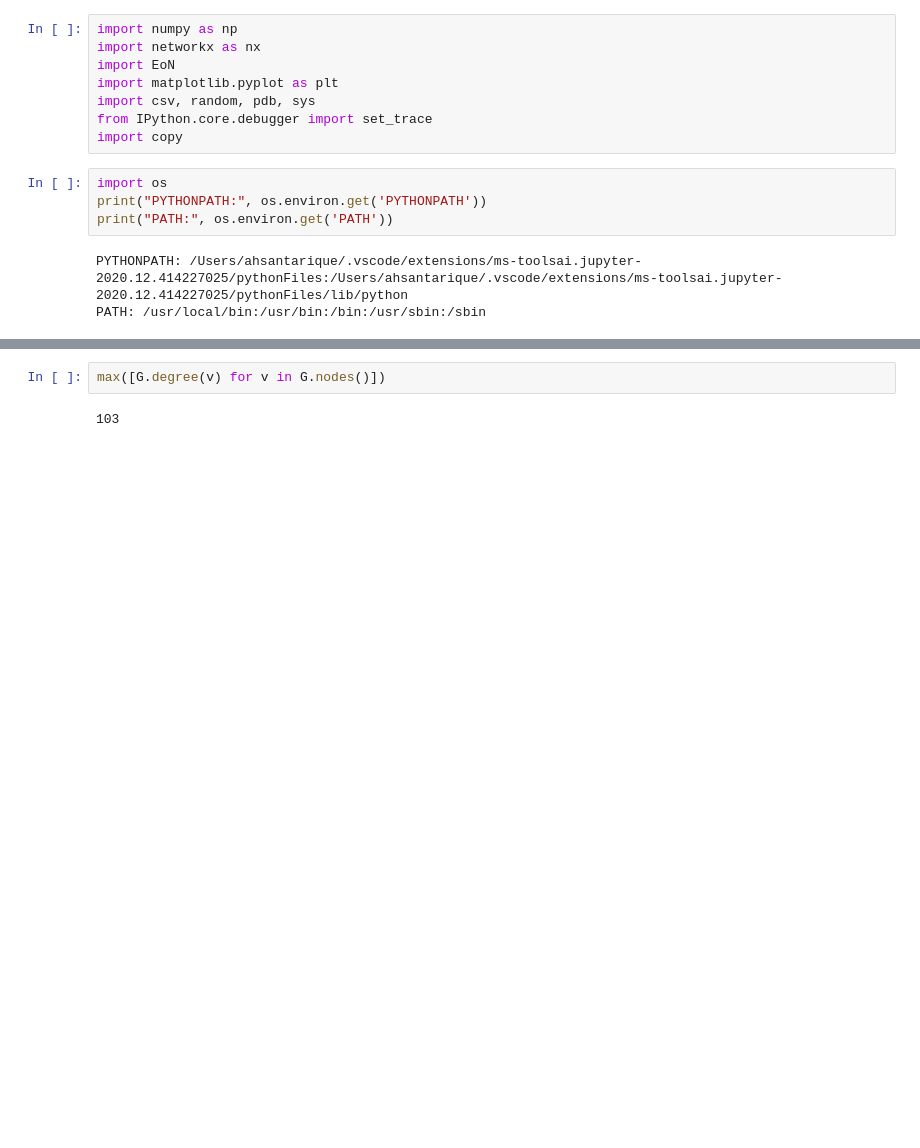
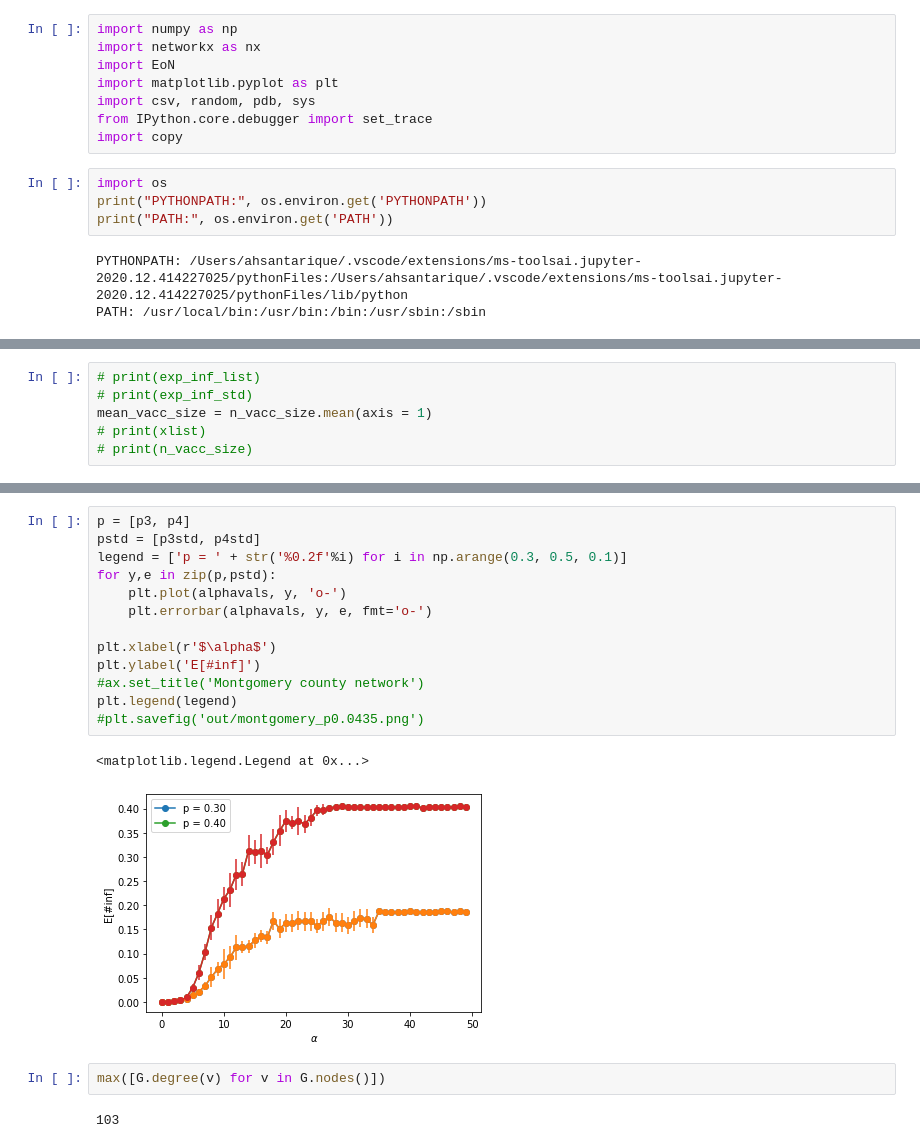
Before and after one commit to ahsantarique/social-distancing, a Jupyter notebook: vaccgame-d1.ipynb, the cells around one changed output, grey strips where cells are left out. Cells and saved outputs as stored; diff of their text form; blank space fills up the shorter version.

```diff
--- a/vaccgame-d1.ipynb
+++ b/vaccgame-d1.ipynb
@@ -290,0 +309,6 @@ print(exp_inf_std)
+# %%
+# print(exp_inf_list)
+# print(exp_inf_std)
+mean_vacc_size = n_vacc_size.mean(axis = 1)
+# print(xlist)
+# print(n_vacc_size)
@@ -318,3 +436,19 @@ No handles with labels found to put in legend.
+# %%
+p = [p3, p4]
+pstd = [p3std, p4std]
+legend = ['p = ' + str('%0.2f'%i) for i in np.arange(0.3, 0.5, 0.1)]
+for y,e in zip(p,pstd):
+    plt.plot(alphavals, y, 'o-')
+    plt.errorbar(alphavals, y, e, fmt='o-')
+
+plt.xlabel(r'$\alpha$')
+plt.ylabel('E[#inf]')
+#ax.set_title('Montgomery county network')
+plt.legend(legend)
+#plt.savefig('out/montgomery_p0.0435.png')
+# %% [output]
+<matplotlib.legend.Legend at 0x...>
+[figure, added]
 # %%
 max([G.degree(v) for v in G.nodes()])
 # %% [output]
```
Also changed, not shown: parts of 11 cells of this notebook, 7 other files.
